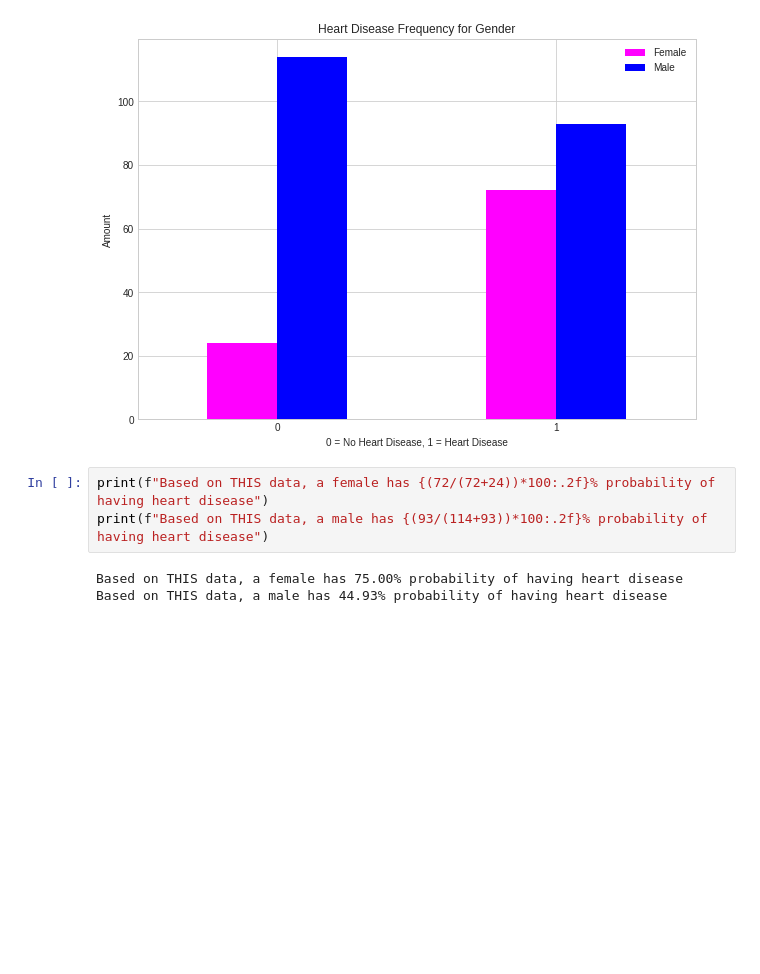
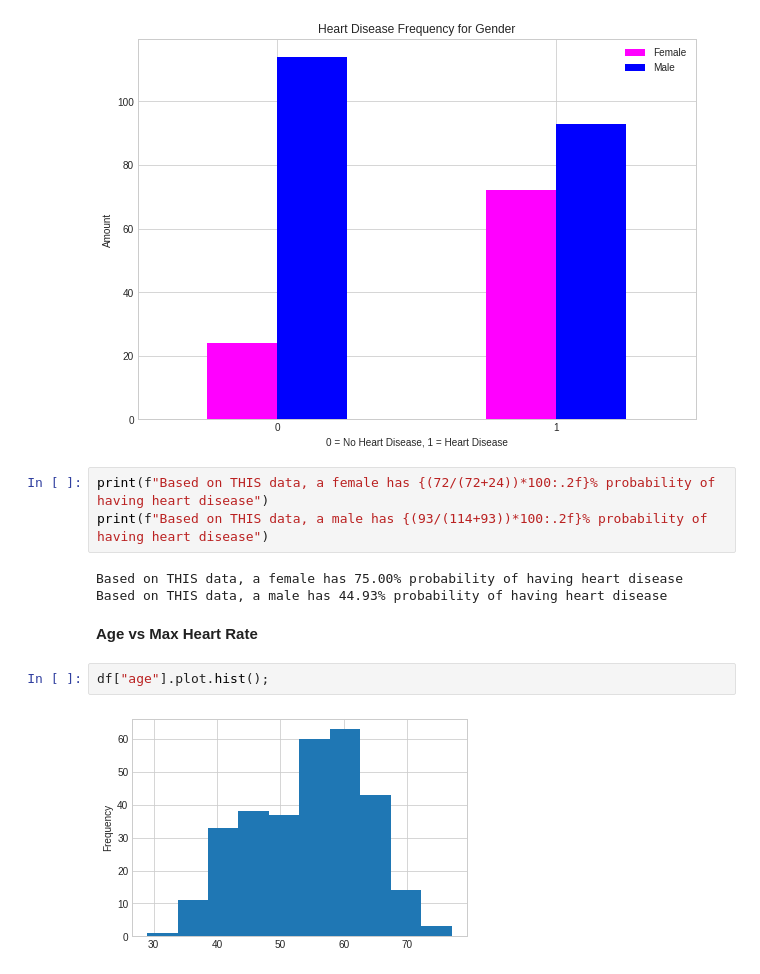
Before and after one commit to Naimul-Islam-Siam/Heart-Disease-Prediction, a Jupyter notebook: heart_disease_classification.ipynb, the cells around one changed output. Saved outputs shown, nothing was run; the diff lists cells and outputs as text; blank space fills up the shorter version.

Commit message:
Finding Patterns: Age vs Max Heart Rate, Chest pain type vs Heart Disease

```diff
--- a/heart_disease_classification.ipynb
+++ b/heart_disease_classification.ipynb
@@ -167,3 +169,9 @@ print(f"Based on THIS data, a male has {(93/(114+93))*100:.2f}% probability of h
 # %% [output]
 Based on THIS data, a female has 75.00% probability of having heart disease
 Based on THIS data, a male has 44.93% probability of having heart disease
+# %% [markdown]
+**Age vs Max Heart Rate**
+# %%
+df["age"].plot.hist();
+# %% [output]
+[figure, added]
```
Also changed, not shown: parts of 5 cells of this notebook.
